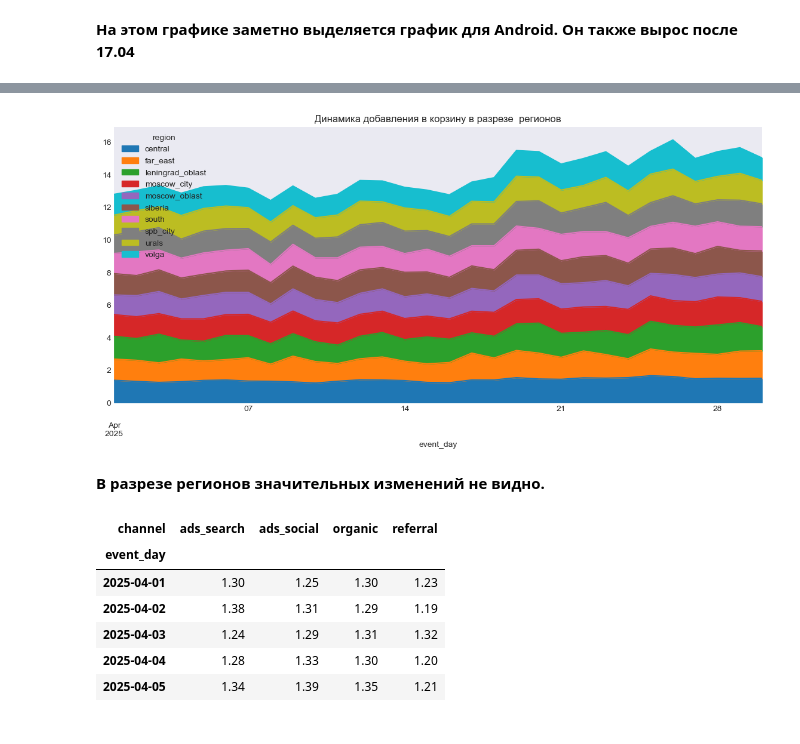
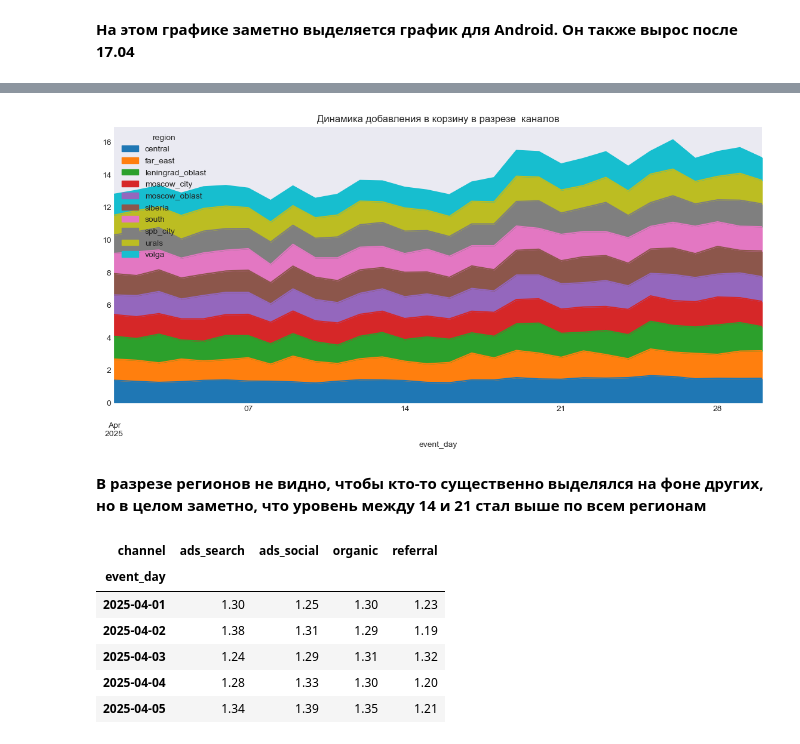
Before and after one commit to zhigaylova/Product_metrics, a Jupyter notebook: HW_1.ipynb, the cells around one changed output, grey strips where cells are left out. Drawn from its saved outputs; the diff is of its cells as text; code cells hidden in the pictures.

```diff
--- a/HW_1.ipynb
+++ b/HW_1.ipynb
@@ -206,9 +218,8 @@ plt.show()
 # %%
 #динамика добавления в корзину в разрезе регионов:
 
-add_to_cart_per_region=df.query('event=="add_to_cart"').groupby(['event_day', 'region'], as_index=False).agg(region_count=('region', 'size'), users=('user_id', 'nunique'))
-add_to_cart_per_region['avg_add_to_cart_per_reg']=(add_to_cart_per_region['region_count']/add_to_cart_per_region['users']).round(2)
-add_to_cart_per_region=add_to_cart_per_region[['event_day', 'region', 'avg_add_to_cart_per_reg']].pivot(index='event_day', columns='region', values='avg_add_to_cart_per_reg')
+add_to_cart_per_region=calculate_avg_events(df, 'region')
+add_to_cart_per_region=add_to_cart_per_region.pivot(index='event_day', columns='region', values='avg_events_per_user')
 add_to_cart_per_region.head()
 # %% [output]
 | region | central | far_east | leningrad_oblast | moscow_city | moscow_oblast | siberia | south | spb_city | ... |
@@ -218,14 +229,14 @@ add_to_cart_per_region.head()
 | 2025-04-03 | 1.24 | 1.20 | 1.76 | 1.26 | 1.36 | 1.33 | 1.22 | 1.37 | ... |
 | 2025-04-04 | 1.28 | 1.39 | 1.17 | 1.30 | 1.22 | 1.29 | 1.22 | 1.17 | ... |
 | 2025-04-05 | 1.36 | 1.20 | 1.21 | 1.37 | 1.44 | 1.30 | 1.31 | 1.34 | ... |
-# %%
-add_to_cart_per_region.plot.area(figsize=(14, 6))
-plt.title('Динамика добавления в корзину в разрезе  регионов')
-plt.show()
-# %% [output]
-[figure, removed]
-# %% [markdown]
-**В разрезе регионов значительных изменений не видно.**
+# %%
+add_to_cart_per_region.plot.area(figsize=(14, 6))
+plt.title('Динамика добавления в корзину в разрезе  каналов')
+plt.show()
+# %% [output]
+[figure, added]
+# %% [markdown]
+**В разрезе регионов не видно, чтобы кто-то существенно выделялся на фоне других, но в целом заметно, что уровень между 14 и 21 стал выше по всем регионам**
 # %%
 #динамика добавления в корзину в разрезе каналов:
 
```
Also changed, not shown: parts of 16 cells of this notebook.
